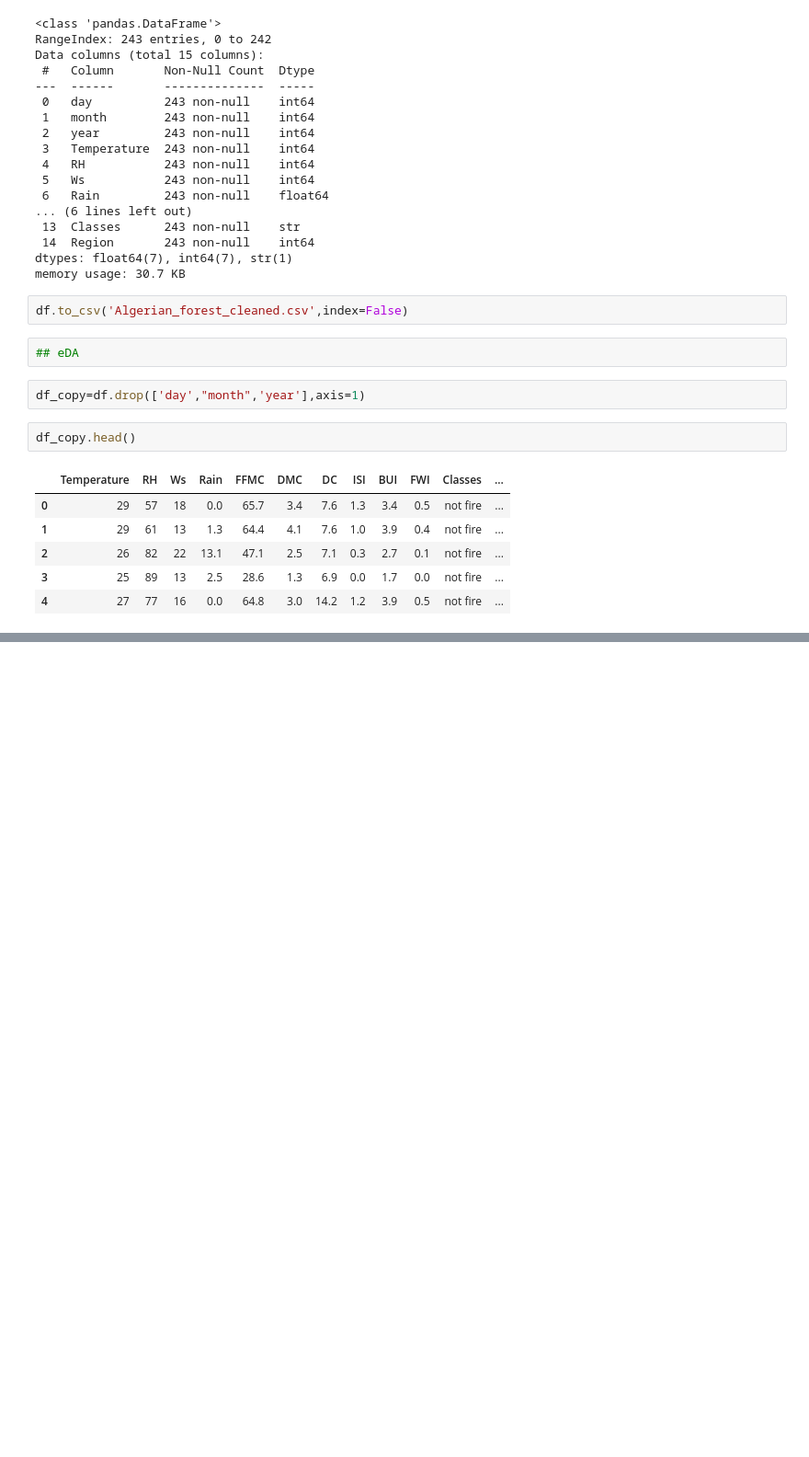
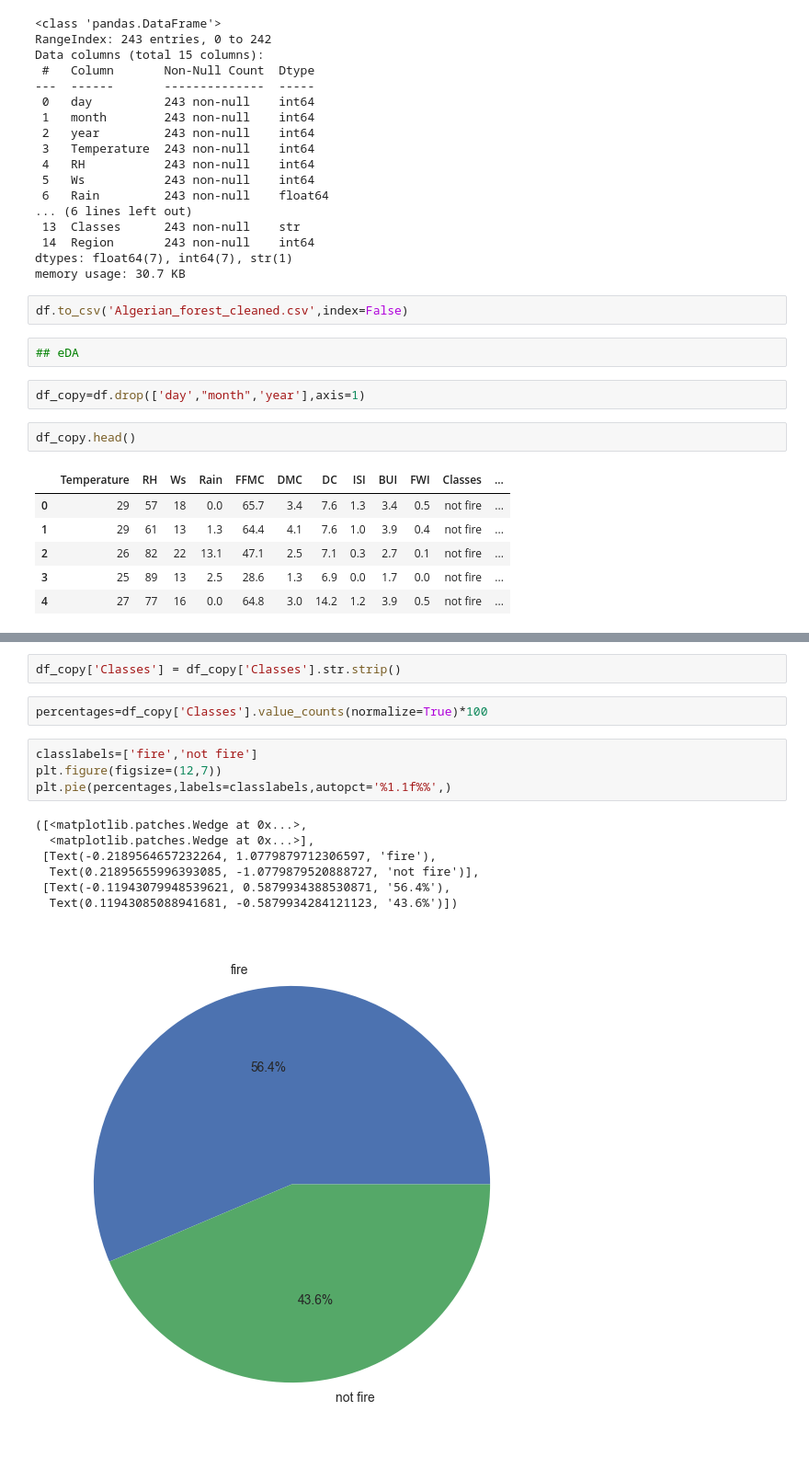
Before and after one commit to Mohit01112/data-science-journey, a Jupyter notebook: algerian_forest_fire/datacleaning.ipynb, the cells around one changed output, grey strips where cells are left out. Shown at 92% size. Cells and saved outputs as stored; diff of their text form; blank space fills up the shorter version.

```diff
--- a/algerian_forest_fire/datacleaning.ipynb
+++ b/algerian_forest_fire/datacleaning.ipynb
@@ -216,0 +288,16 @@ df_copy['Classes']=np.where(df_copy["Classes"])
+# %%
+df_copy['Classes'] = df_copy['Classes'].str.strip()
+# %%
+percentages=df_copy['Classes'].value_counts(normalize=True)*100
+# %%
+classlabels=['fire','not fire']
+plt.figure(figsize=(12,7))
+plt.pie(percentages,labels=classlabels,autopct='%1.1f%%',)
+# %% [output]
+([<matplotlib.patches.Wedge at 0x...>,
+  <matplotlib.patches.Wedge at 0x...>],
+ [Text(-0.2189564657232264, 1.0779879712306597, 'fire'),
+  Text(0.21895655996393085, -1.0779879520888727, 'not fire')],
+ [Text(-0.11943079948539621, 0.5879934388530871, '56.4%'),
+  Text(0.11943085088941681, -0.5879934284121123, '43.6%')])
+[figure, added]
```
Also changed, not shown: parts of 13 cells of this notebook.
